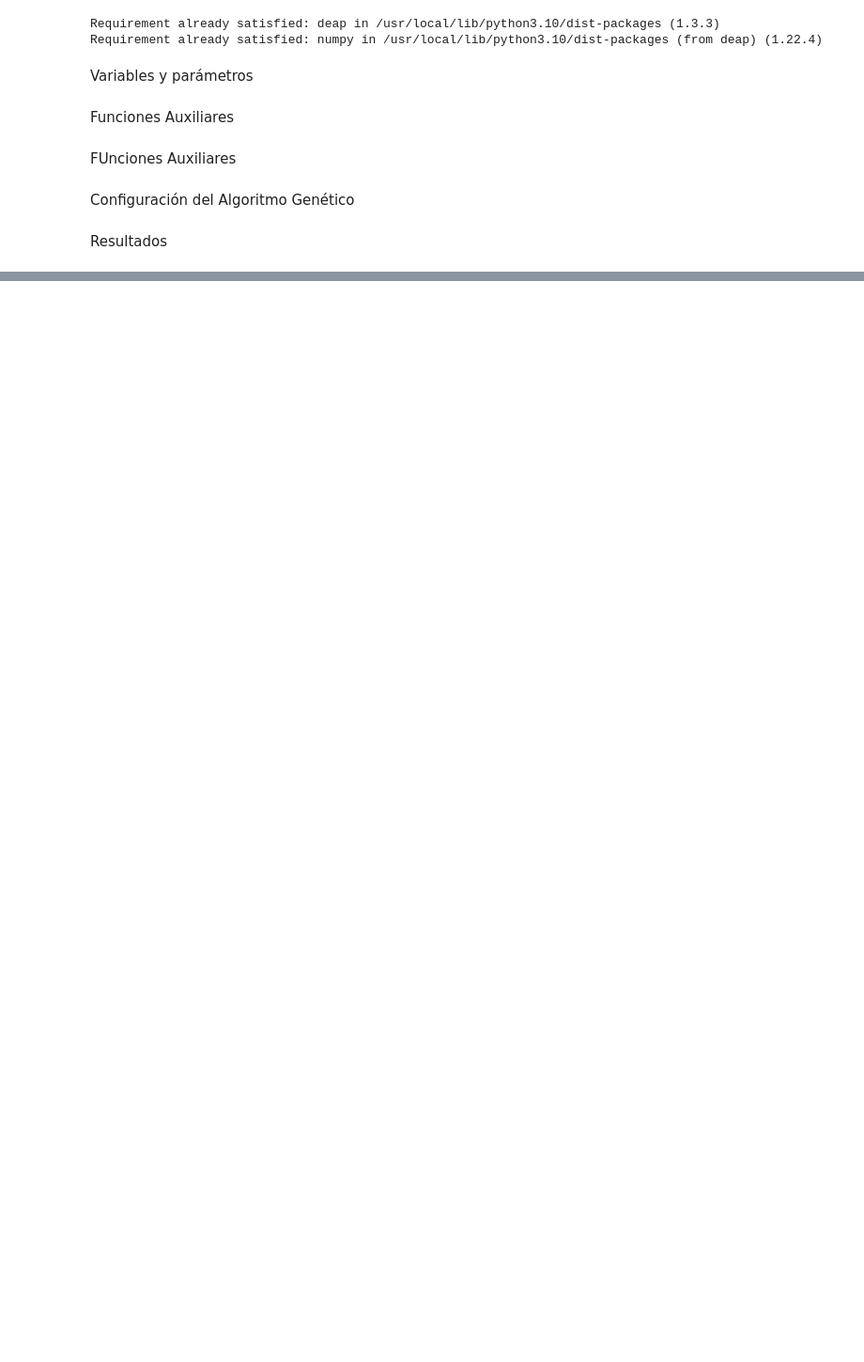
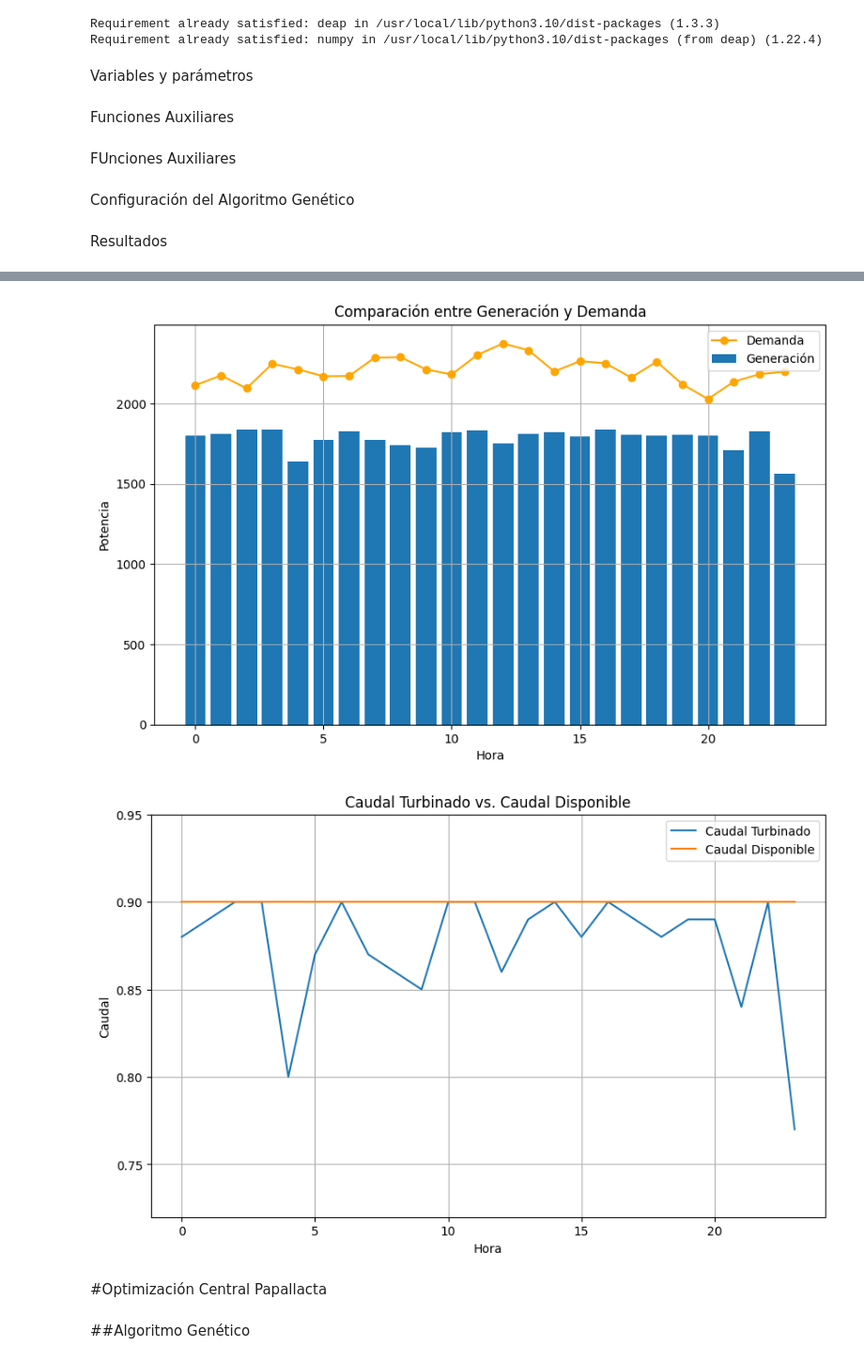
Before and after one commit to crisalex25/TFM_HydroMLGenerationOptimization, a Jupyter notebook: TFM_Optimización_de_la_generación.ipynb, the cells around one changed output, grey strips where cells are left out. Shown at 94% size. Saved outputs shown, nothing was run; the diff lists cells and outputs as text; code cells hidden in the pictures; blank space fills up the shorter version.

```diff
--- a/TFM_Optimización_de_la_generación.ipynb
+++ b/TFM_Optimización_de_la_generación.ipynb
@@ -200,9 +200,9 @@ def mutacion(individuo):
     random_pot = random.randint(0, int(abs(individuo[random_gen_a_modificar])))
 
     #Una vez que tengo la potencia a modificar y el gen que voy a modificar, decido aleatoriamente si voy a sumar o restar la potencia calculada
-    cromosoma_a_modificar = random.randint(100, 200)
+    cromosoma_a_modificar = random.randint(0, 2)
     if (cromosoma_a_modificar==0):
-        individuo[random_gen_a_modificar]= individuo[random_gen_a_modificar] + float(random_pot)
+        individuo[random_gen_a_modificar] +=  float(random_pot)
     else:
         aux = individuo[random_gen_a_modificar] - float(random_pot)
         #Si el valor de aux es <0 igualo a 0 la variable aux ya que no es posible que tener potencias negativas
@@ -211,7 +211,7 @@ def mutacion(individuo):
         individuo[random_gen_a_modificar]= aux
 
     #Formateo los valores del cromosoma a decimal con 2 decimales
-    for i in range(0, numeroGenesPorCromosoma*3):
+    for i in range(numeroGenesTotal):
         individuo[i] = float("{:.2f}".format(individuo[i]))  #Doy formato al valor
 
     return individuo,
@@ -340,0 +519,54 @@ for i in range(len(demandaConsumoPorHoras_AC)):
+# %%
+import matplotlib.pyplot as plt
+import numpy as np
+
+# Función para graficar la comparación entre generación y demanda en forma de barras
+def graficar_generacion_vs_demanda(rango_horario, generacion, demanda):
+    plt.figure(figsize=(10, 6))
+    plt.bar(rango_horario, generacion, label='Generación')
+    plt.plot(rango_horario, demanda, label='Demanda', marker='o', color='orange')
+    plt.xlabel('Hora')
+    plt.ylabel('Potencia')
+    plt.title('Comparación entre Generación y Demanda')
+    plt.legend()
+    plt.grid(True)
+    plt.ylim(0)  # Ajustar el límite inferior del eje Y a 0
+    plt.show()
+
+# Función para graficar el caudal turbado y caudal disponible centrados
+def graficar_caudales(rango_horario, caudal_turbinado, caudal_disponible):
+    plt.figure(figsize=(10, 6))
+    plt.plot(rango_horario, caudal_turbinado, label='Caudal Turbinado')
+    plt.plot(rango_horario, caudal_disponible, label='Caudal Disponible')
+    plt.xlabel('Hora')
+    plt.ylabel('Caudal')
+    plt.title('Caudal Turbinado vs. Caudal Disponible')
+    plt.legend()
+    plt.grid(True)
+
+
+    # Encontrar el valor máximo entre los caudales para centrar la gráfica
+    max_caudal = max(caudal_disponible)+0.05
+    min_caudal = min(min(caudal_turbinado), min(caudal_disponible))-0.05
+    plt.ylim(min_caudal, max_caudal)  # Ajustar los límites del eje Y
+    plt.show()
+
+# Obtener los valores de caudal turbinado y caudal disponible
+caudales_turbinados = [calcular_caudales(generacion)[0] for generacion in mejor_generacion]
+caudales_disponibles = [calcular_caudales(generacion)[1] for generacion in mejor_generacion]
+
+# Convertir el rango horario en una lista para usarlo como coordenadas en la gráfica de barras
+rango_horario_lista = list(rango_horario)
+
+# Graficar la comparación entre generación y demanda en forma de barras
+graficar_generacion_vs_demanda(rango_horario_lista, mejor_generacion, demanda_ac)
+
+# Graficar el caudal turbado y caudal disponible centrados
+graficar_caudales(rango_horario_lista, caudales_turbinados, caudales_disponibles)
+# %% [output]
+[figure, added]
+[figure, added]
+# %% [markdown]
+#Optimización Central Papallacta
+# %% [markdown]
+##Algoritmo Genético
```
Also changed, not shown: parts of 7 cells of this notebook.
